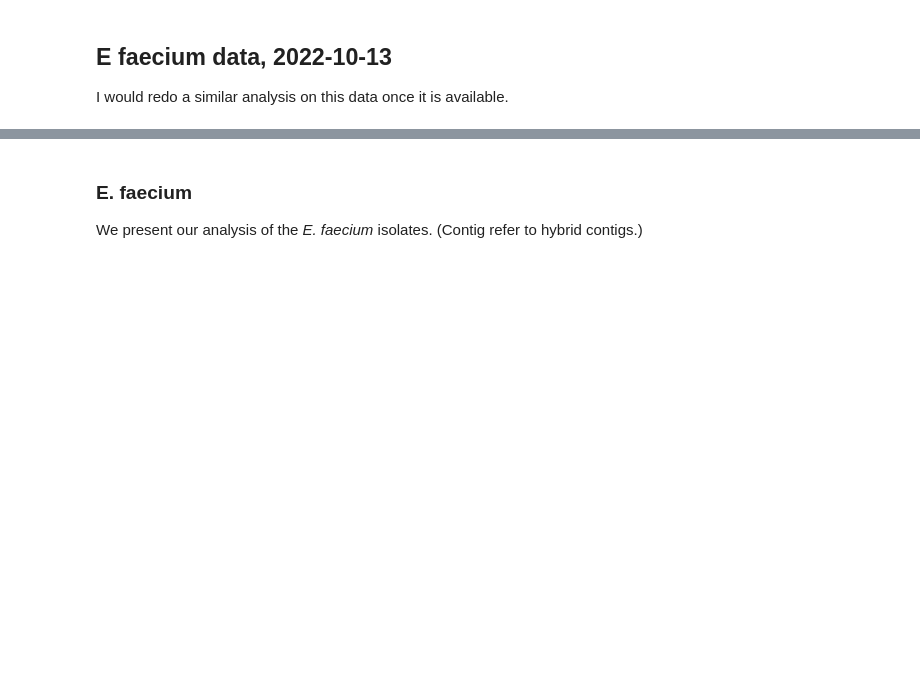
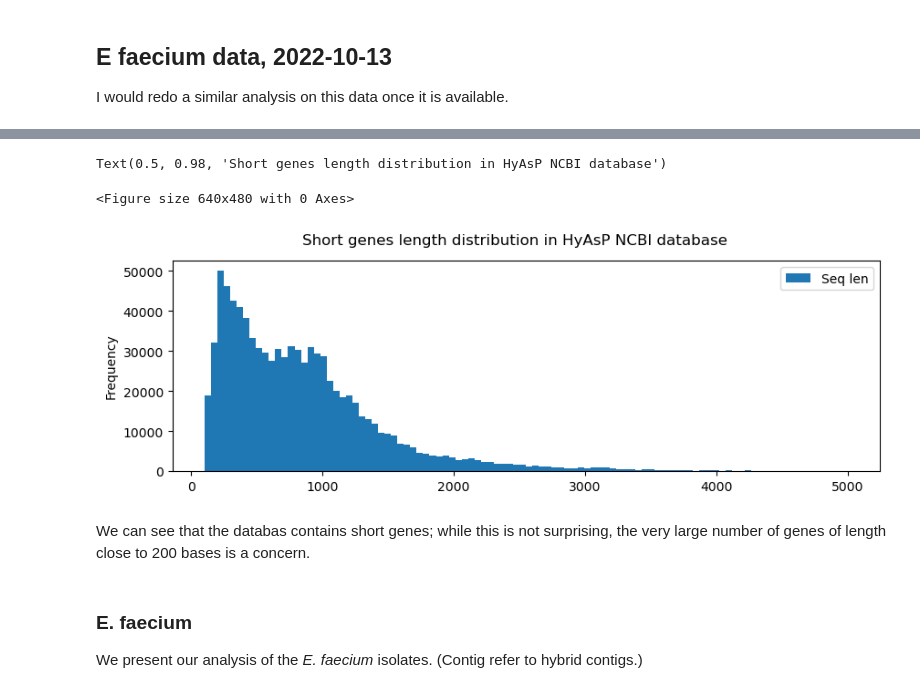
Before and after one commit to cchauve/CompMath-Day-2023, a Jupyter notebook: results/JOURNAL.ipynb, the cells around one changed output, grey strips where cells are left out. Saved outputs shown, nothing was run; the diff lists cells and outputs as text; code cells hidden in the pictures; blank space fills up the shorter version.

```diff
--- a/results/JOURNAL.ipynb
+++ b/results/JOURNAL.ipynb
@@ -139,3 +188,14 @@ I would redo a similar analysis on this data once it is available.
+# %%
+HyAsP_NCBI_db_genes_short_df = HyAsP_NCBI_db_genes_df[HyAsP_NCBI_db_genes_df['Seq len']<=5000]
+plt.figure()
+ax = HyAsP_NCBI_db_genes_short_df.plot.hist(column=['Seq len'], figsize=(10,3), bins=100)
+plt.suptitle('Short genes length distribution in HyAsP NCBI database')
+# %% [output]
+Text(0.5, 0.98, 'Short genes length distribution in HyAsP NCBI database')
+<Figure size 640x480 with 0 Axes>
+[figure, added]
+# %% [markdown]
+We can see that the databas contains short genes; while this is not surprising, the very large number of genes of length close to 200 bases is a concern.
 # %% [markdown]
 ### E. faecium
 
```
Also changed, not shown: parts of 8 cells of this notebook.
